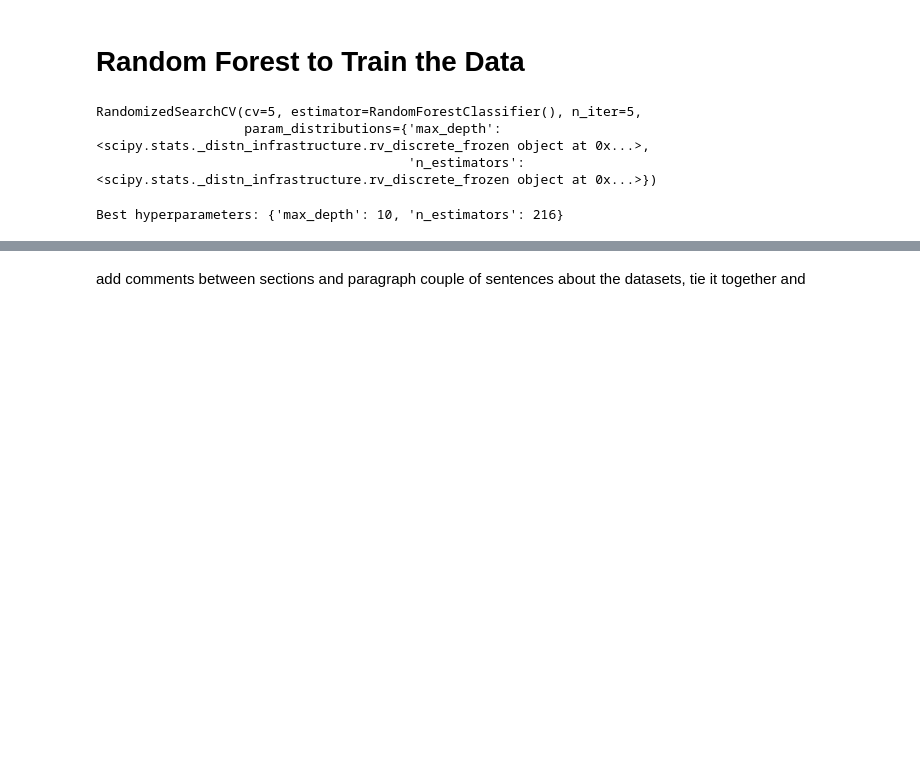
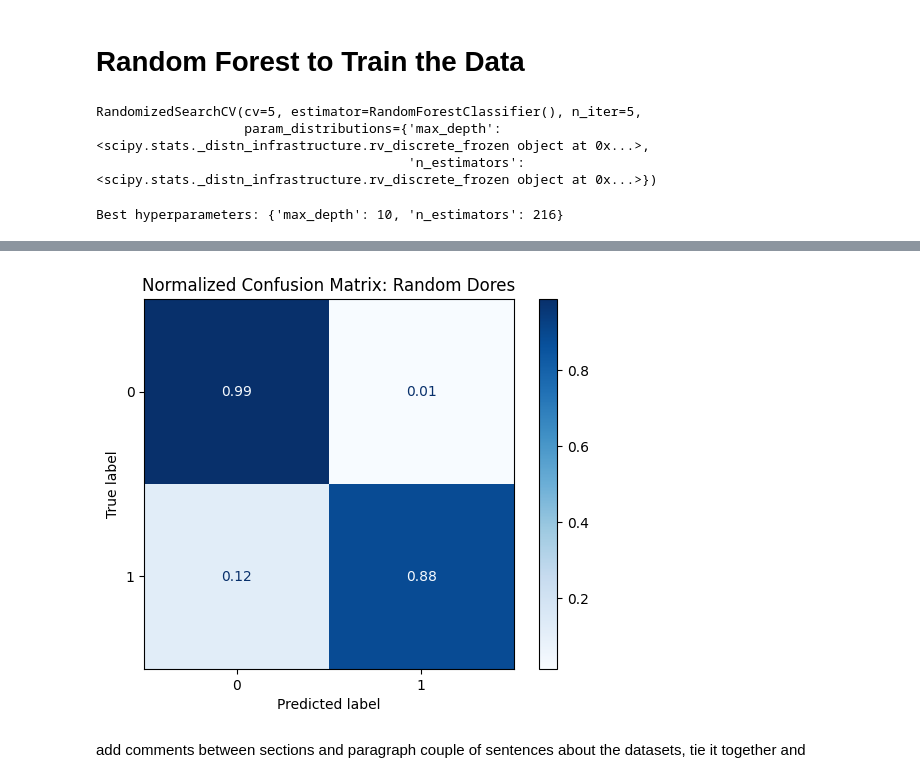
Before and after one commit to ssrakshaya/BreastCancerAnalysis, a Jupyter notebook: InitialEDABreastCancer.ipynb, the cells around one changed output, grey strips where cells are left out. Saved outputs shown, nothing was run; the diff lists cells and outputs as text; code cells hidden in the pictures; blank space fills up the shorter version.

```diff
--- a/InitialEDABreastCancer.ipynb
+++ b/InitialEDABreastCancer.ipynb
@@ -462,2 +482,12 @@ for i in range(3):
+# %%
+#Normalized Confusion Matrix
+cm_normalized = confusion_matrix(y_test, y_pred, normalize='true')
+
+disp = ConfusionMatrixDisplay(confusion_matrix=cm_normalized)
+disp.plot(cmap='Blues', values_format='.2f')  # Format as float
+plt.title("Normalized Confusion Matrix: Random Dores")
+plt.show()
+# %% [output]
+[figure, added]
 # %% [markdown]
 add comments between sections and paragraph couple of sentences about the datasets, tie it together and
```
Also changed, not shown: parts of 3 cells of this notebook.
